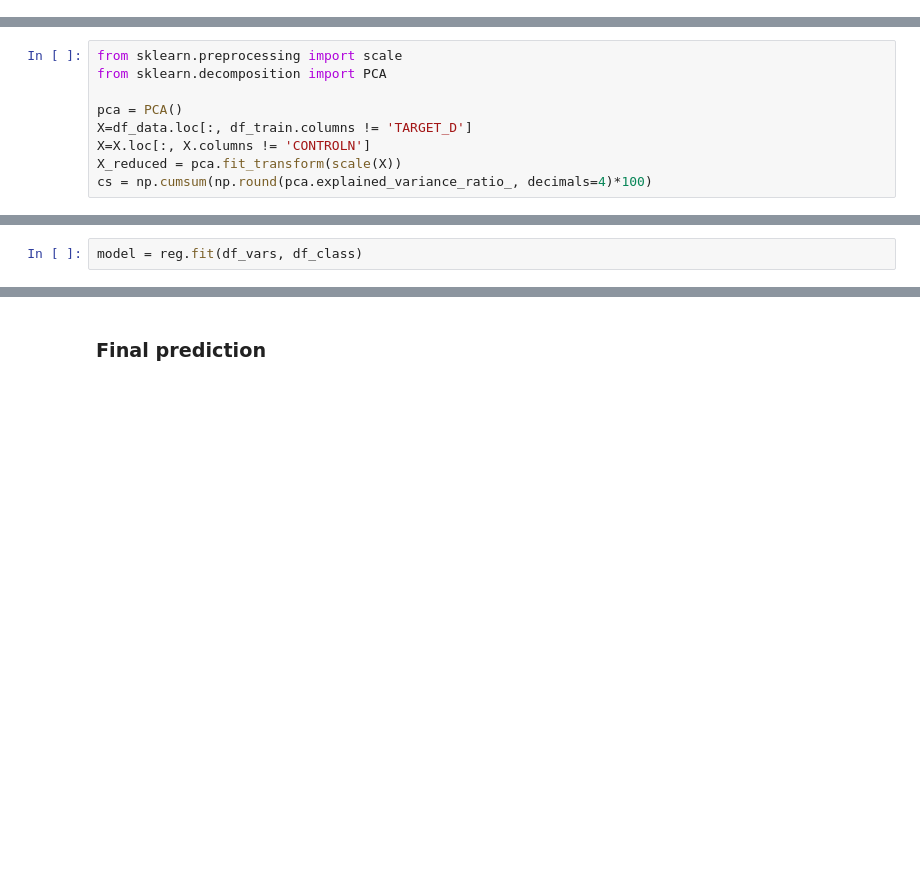
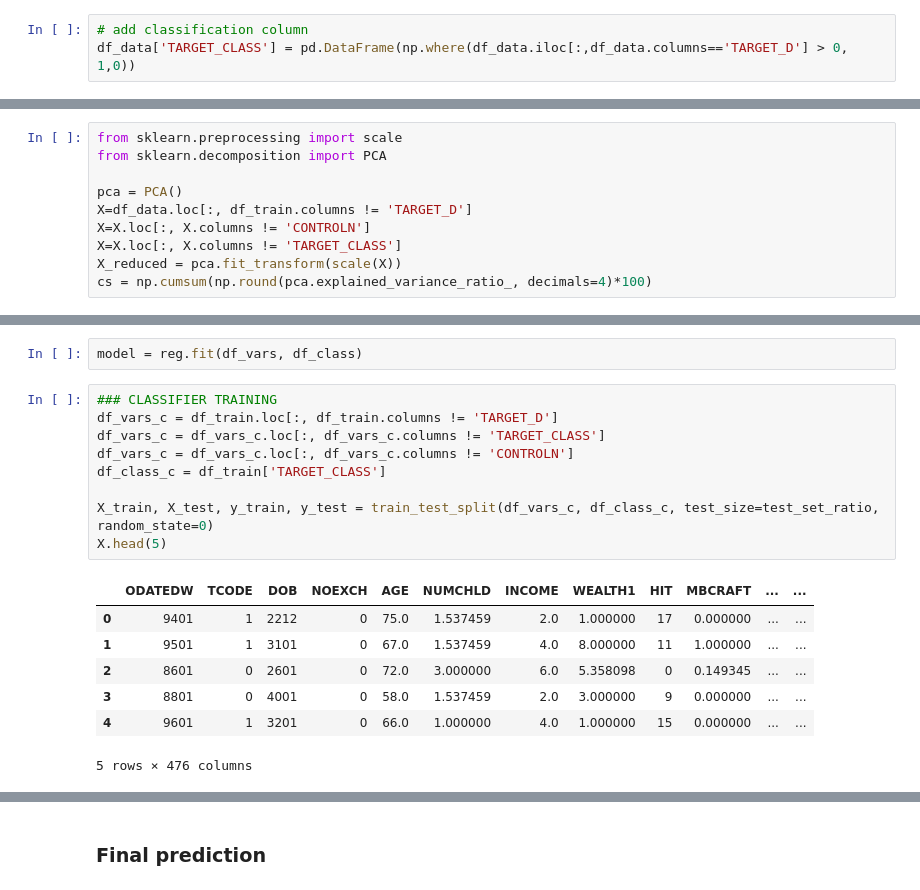
Before and after one commit to freecraver/ML-fun, a Jupyter notebook: kdd/kdd.ipynb, the cells around one changed output, grey strips where cells are left out. Saved outputs shown, nothing was run; the diff lists cells and outputs as text; blank space fills up the shorter version.

```diff
--- a/kdd/kdd.ipynb
+++ b/kdd/kdd.ipynb
@@ -165,3 +163,6 @@ df_data.iloc[:,400:402].describe()
+# %%
+# add classification column
+df_data['TARGET_CLASS'] = pd.DataFrame(np.where(df_data.iloc[:,df_data.columns=='TARGET_D'] > 0, 1,0))
 # %%
 import seaborn as sns
 %matplotlib inline
@@ -183,6 +184,7 @@ from sklearn.decomposition import PCA
 pca = PCA()
 X=df_data.loc[:, df_train.columns != 'TARGET_D']
 X=X.loc[:, X.columns != 'CONTROLN']
+X=X.loc[:, X.columns != 'TARGET_CLASS']
 X_reduced = pca.fit_transform(scale(X))
 cs = np.cumsum(np.round(pca.explained_variance_ratio_, decimals=4)*100)
 # %% [output]
@@ -282,2 +285,19 @@ model.score(X_test, y_test)
 # %%
 model = reg.fit(df_vars, df_class)
+# %%
+### CLASSIFIER TRAINING
+df_vars_c = df_train.loc[:, df_train.columns != 'TARGET_D']
+df_vars_c = df_vars_c.loc[:, df_vars_c.columns != 'TARGET_CLASS']
+df_vars_c = df_vars_c.loc[:, df_vars_c.columns != 'CONTROLN']
+df_class_c = df_train['TARGET_CLASS']
+
+X_train, X_test, y_train, y_test = train_test_split(df_vars_c, df_class_c, test_size=test_set_ratio, random_state=0)
+X.head(5)
+# %% [output]
+|  | ODATEDW | TCODE | DOB | NOEXCH | AGE | NUMCHLD | INCOME | WEALTH1 | HIT | MBCRAFT | ... | ... |
+| 0 | 9401 | 1 | 2212 | 0 | 75.0 | 1.537459 | 2.0 | 1.000000 | 17 | 0.000000 | ... | ... |
+| 1 | 9501 | 1 | 3101 | 0 | 67.0 | 1.537459 | 4.0 | 8.000000 | 11 | 1.000000 | ... | ... |
+| 2 | 8601 | 0 | 2601 | 0 | 72.0 | 3.000000 | 6.0 | 5.358098 | 0 | 0.149345 | ... | ... |
+| 3 | 8801 | 0 | 4001 | 0 | 58.0 | 1.537459 | 2.0 | 3.000000 | 9 | 0.000000 | ... | ... |
+| 4 | 9601 | 1 | 3201 | 0 | 66.0 | 1.000000 | 4.0 | 1.000000 | 15 | 0.000000 | ... | ... |
+5 rows × 476 columns
```
Also changed, not shown: parts of 12 cells of this notebook, 54 other files.
